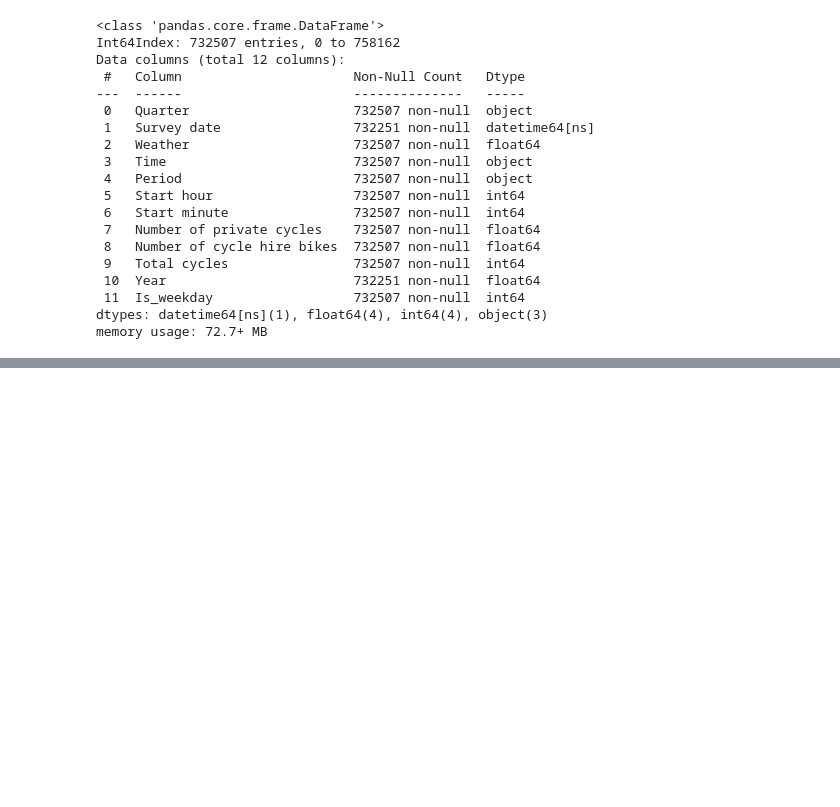
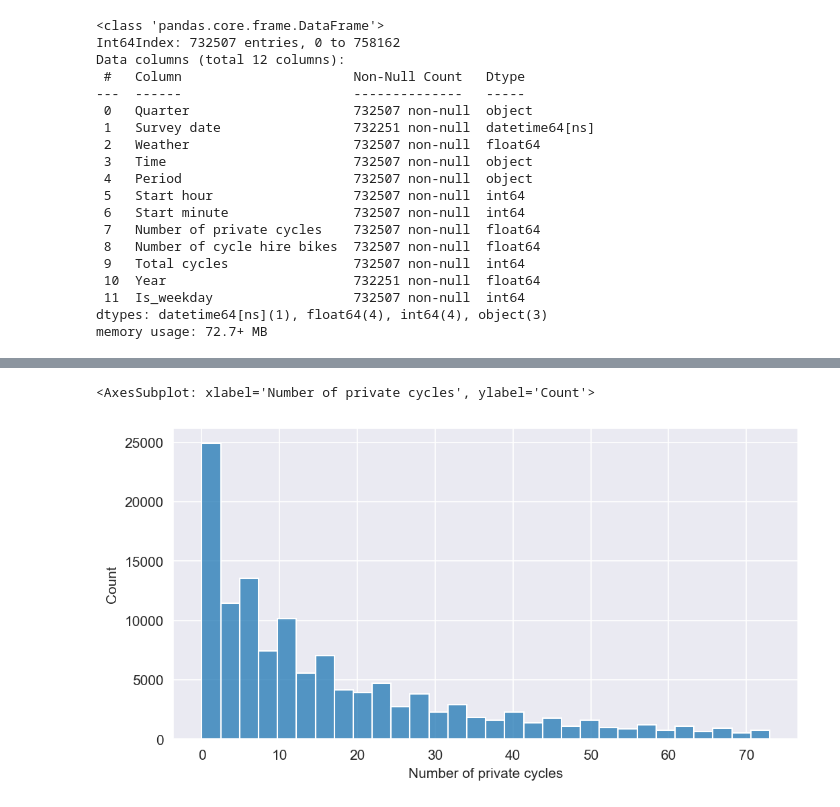
Before and after one commit to stepons/PostWorkings, a Jupyter notebook: Cycling in weather/Cycling in weather.ipynb, the cells around one changed output, grey strips where cells are left out. Cells and saved outputs as stored; diff of their text form; code cells hidden in the pictures; blank space fills up the shorter version.

```diff
--- a/Cycling in weather/Cycling in weather.ipynb
+++ b/Cycling in weather/Cycling in weather.ipynb
@@ -308,0 +309,12 @@ I will ignore values below -2 and above 20 degrees due to sample sizes. This ind
+# %%
+Q1 = AM_peak_trips['Number of private cycles'].quantile(0.25)
+Q3 = AM_peak_trips['Number of private cycles'].quantile(0.75)
+IQR = Q3 - Q1
+
+filtered_AM_peak_trips = AM_peak_trips[AM_peak_trips['Number of private cycles'] < (Q3 + IQR * 1.5)].copy()
+# %%
+plt.figure(figsize=(8,4), dpi=150)
+sns.histplot(data=filtered_AM_peak_trips, x="Number of private cycles", bins=30, kde=False)
+# %% [output]
+<AxesSubplot: xlabel='Number of private cycles', ylabel='Count'>
+[figure, added]
```
Also changed, not shown: parts of 87 cells of this notebook, 2 other files.
